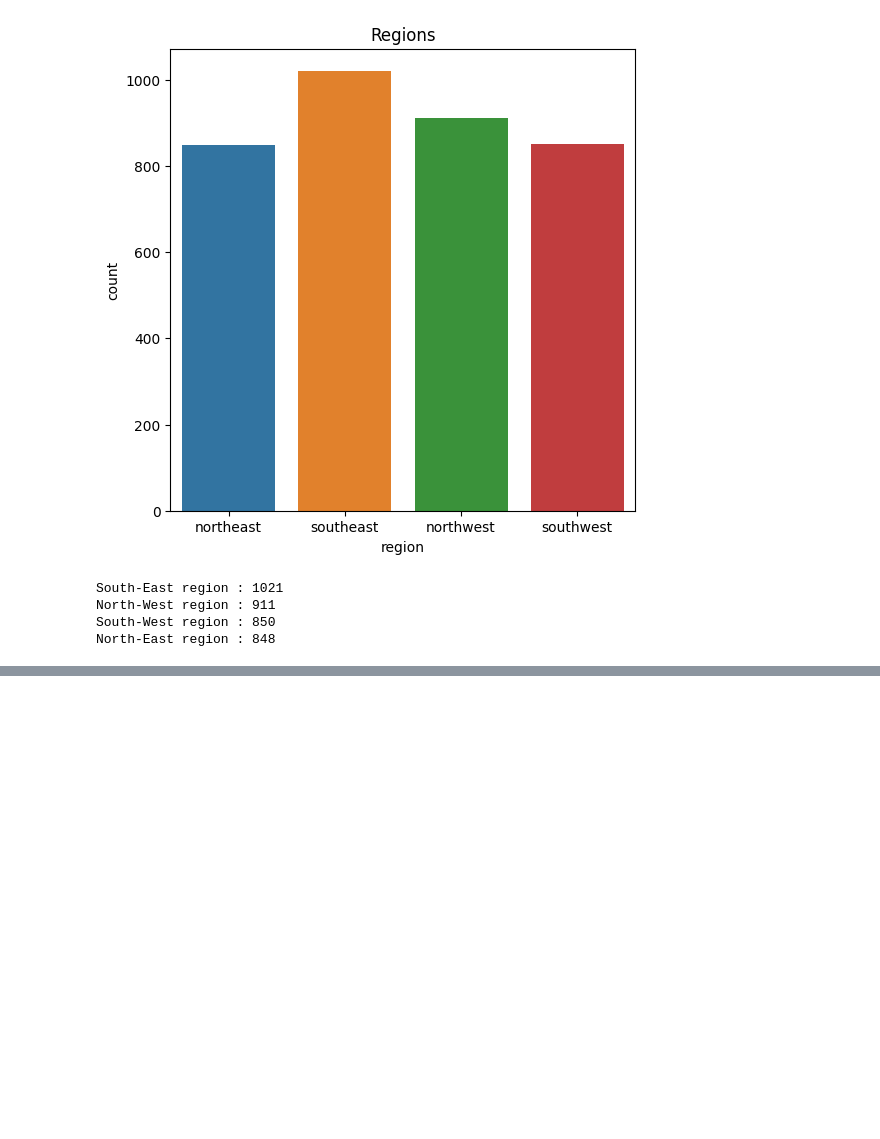
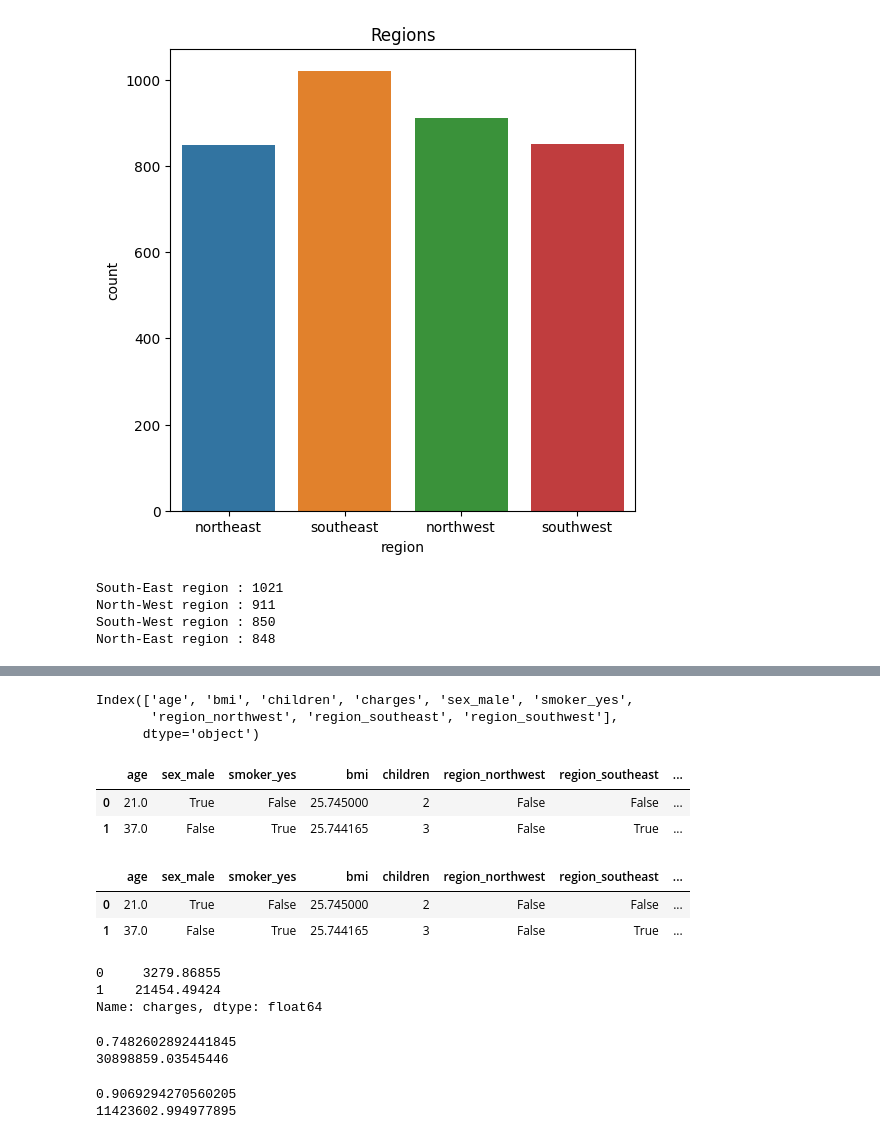
Before and after one commit to vrinda0115/Medicalinsurancecostprediction, a Jupyter notebook: main.ipynb, the cells around one changed output, grey strips where cells are left out. Drawn from its saved outputs; the diff is of its cells as text; code cells hidden in the pictures; blank space fills up the shorter version.

Commit message:
linear regression

```diff
--- a/main.ipynb
+++ b/main.ipynb
@@ -169,0 +203,15 @@ North-East region : 848
+# %%
+# Columns of dataset:
+train_data.columns
+# %% [output]
+Index(['age', 'bmi', 'children', 'charges', 'sex_male', 'smoker_yes',
+       'region_northwest', 'region_southeast', 'region_southwest'],
+      dtype='object')
+# %%
+# Rearranging columns to see better:
+train_data = train_data[['age','sex_male','smoker_yes','bmi','children','region_northwest','region_southeast','region_southwest','charges']]
+train_data.head(2)
+# %% [output]
+|  | age | sex_male | smoker_yes | bmi | children | region_northwest | region_southeast | ... |
+| 0 | 21.0 | True | False | 25.745000 | 2 | False | False | ... |
+| 1 | 37.0 | False | True | 25.744165 | 3 | False | True | ... |
@@ -169,0 +222,14 @@ North-East region : 848
+# %%
+# top 2 records of Independent feature:
+X.head(2)
+# %% [output]
+|  | age | sex_male | smoker_yes | bmi | children | region_northwest | region_southeast | ... |
+| 0 | 21.0 | True | False | 25.745000 | 2 | False | False | ... |
+| 1 | 37.0 | False | True | 25.744165 | 3 | False | True | ... |
+# %%
+# top 2 records of Dependent Feature:
+y.head(2)
+# %% [output]
+0     3279.86855
+1    21454.49424
+Name: charges, dtype: float64
@@ -169,0 +243,30 @@ North-East region : 848
+# %%
+# Linear Regression:
+from sklearn.linear_model import LinearRegression
+LinearRegression = LinearRegression()
+LinearRegression = LinearRegression.fit(X_train, y_train)
+
+# Prediction:
+y_pred = LinearRegression.predict(X_test)
+
+# Scores:
+print(r2_score(y_test, y_pred))
+print(mean_squared_error(y_test, y_pred))
+# %% [output]
+0.7482602892441845
+30898859.03545446
+# %%
+# Random Forest Regressor:
+from sklearn.ensemble import RandomForestRegressor
+RandomForestRegressor = RandomForestRegressor()
+RandomForestRegressor = RandomForestRegressor.fit(X_train, y_train)
+
+# Prediction:
+y_pred = RandomForestRegressor.predict(X_test)
+
+# Scores:
+print(r2_score(y_test, y_pred))
+print(mean_squared_error(y_test, y_pred))
+# %% [output]
+0.9069294270560205
+11423602.994977895
```
Also changed, not shown: parts of 9 cells of this notebook, 1 other file.
